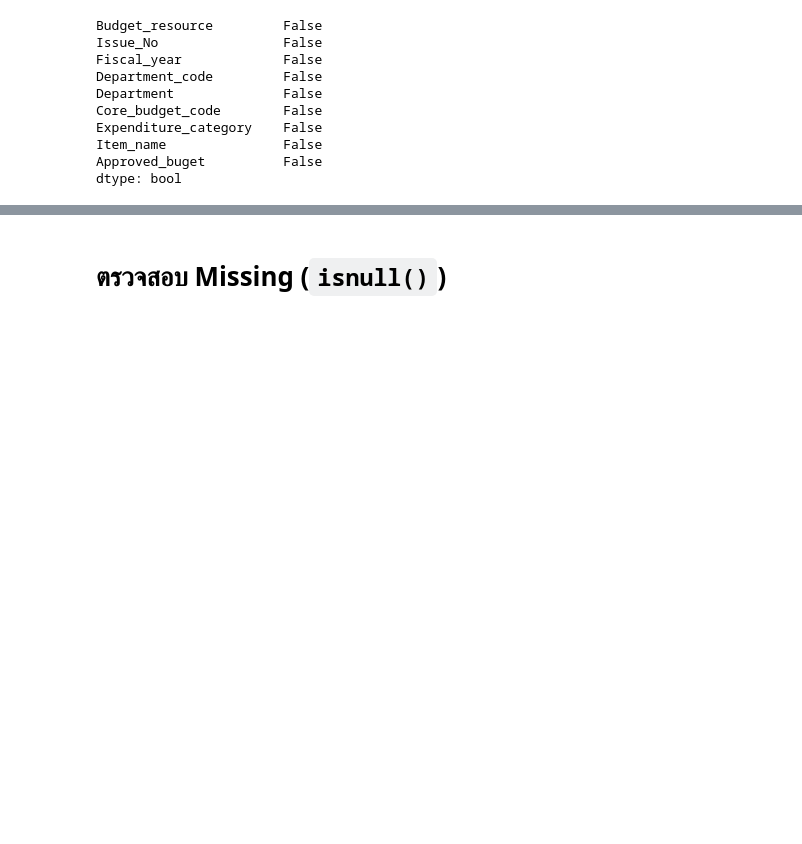
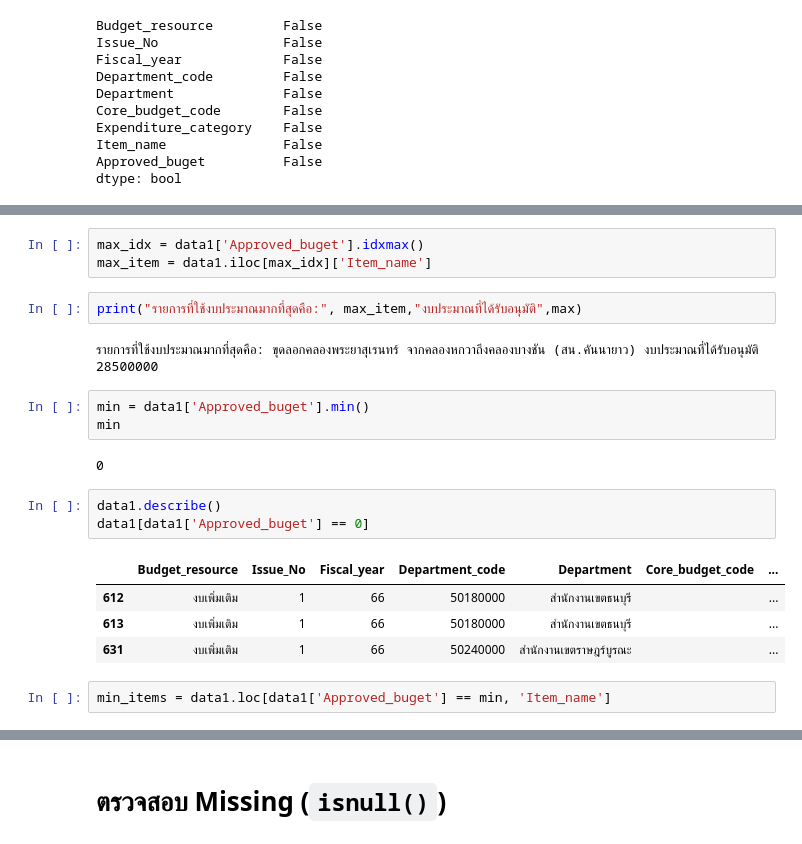
Before and after one commit to janjira24122544/Python_dataviz2023, a Jupyter notebook: Pandas101.ipynb, the cells around one changed output, grey strips where cells are left out. Cells and saved outputs as stored; diff of their text form; blank space fills up the shorter version.

```diff
--- a/Pandas101.ipynb
+++ b/Pandas101.ipynb
@@ -792,0 +807,22 @@ dtype: bool
+# %%
+max_idx = data1['Approved_buget'].idxmax()
+max_item = data1.iloc[max_idx]['Item_name']
+# %%
+print("รายการที่ใช้งบประมาณมากที่สุดคือ:", max_item,"งบประมาณที่ได้รับอนุมัติ",max)
+# %% [output]
+รายการที่ใช้งบประมาณมากที่สุดคือ: ขุดลอกคลองพระยาสุเรนทร์ จากคลองหกวาถึงคลองบางชัน (สน.คันนายาว) งบประมาณที่ได้รับอนุมัติ 28500000
+# %%
+min = data1['Approved_buget'].min()
+min
+# %% [output]
+0
+# %%
+data1.describe()
+data1[data1['Approved_buget'] == 0]
+# %% [output]
+|  | Budget_resource | Issue_No | Fiscal_year | Department_code | Department | Core_budget_code | ... |
+| 612 | งบเพิ่มเติม | 1 | 66 | 50180000 | สำนักงานเขตธนบุรี |  | ... |
+| 613 | งบเพิ่มเติม | 1 | 66 | 50180000 | สำนักงานเขตธนบุรี |  | ... |
+| 631 | งบเพิ่มเติม | 1 | 66 | 50240000 | สำนักงานเขตราษฎร์บูรณะ |  | ... |
+# %%
+min_items = data1.loc[data1['Approved_buget'] == min, 'Item_name']
```
Also changed, not shown: parts of 19 cells of this notebook.
